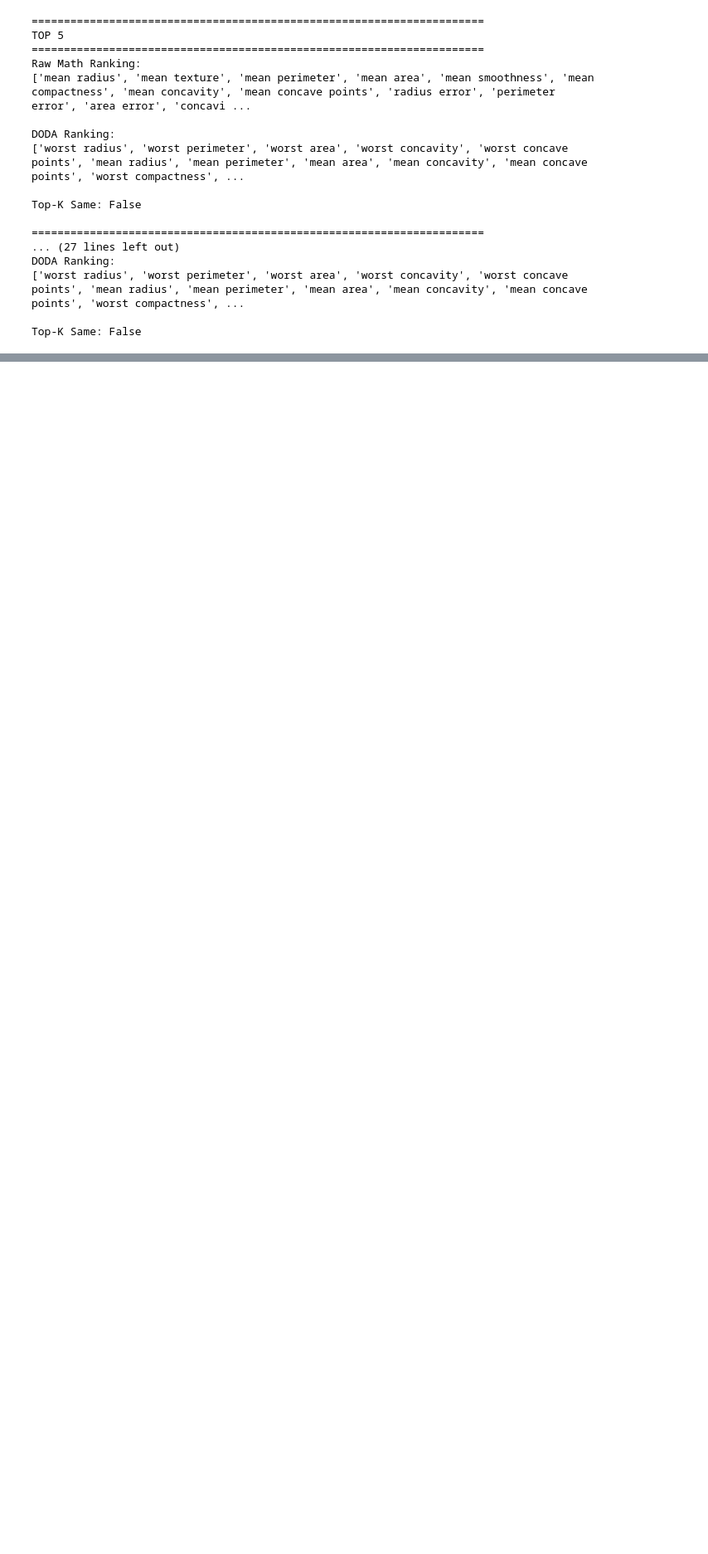
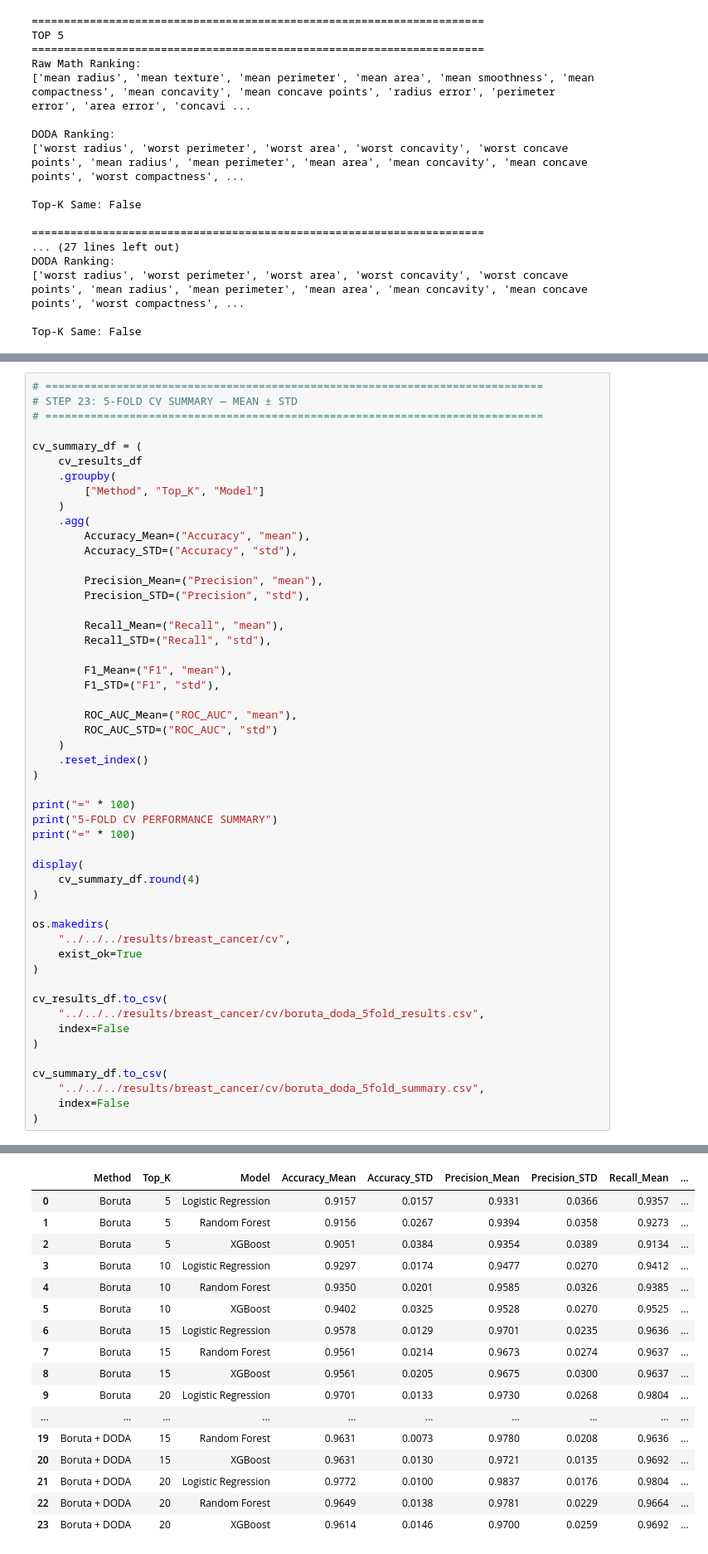
Before and after one commit to anandha-3679/msc_research, a Jupyter notebook: notebooks/angel/breast_cancer/breast_cancer_boruta.ipynb, the cells around one changed output, grey strips where cells are left out. Shown at 83% size. Drawn from its saved outputs; the diff is of its cells as text; blank space fills up the shorter version.

```diff
--- a/notebooks/angel/breast_cancer/breast_cancer_boruta.ipynb
+++ b/notebooks/angel/breast_cancer/breast_cancer_boruta.ipynb
@@ -1372,0 +1842,52 @@ Top-K Same: False
+# %%
+# =============================================================================
+# STEP 23: 5-FOLD CV SUMMARY — MEAN ± STD
+# =============================================================================
+
+cv_summary_df = (
+    cv_results_df
+    .groupby(
+        ["Method", "Top_K", "Model"]
+    )
+    .agg(
+        Accuracy_Mean=("Accuracy", "mean"),
+        Accuracy_STD=("Accuracy", "std"),
+
+        Precision_Mean=("Precision", "mean"),
+        Precision_STD=("Precision", "std"),
+
+        Recall_Mean=("Recall", "mean"),
+        Recall_STD=("Recall", "std"),
+
+        F1_Mean=("F1", "mean"),
+        F1_STD=("F1", "std"),
+
+        ROC_AUC_Mean=("ROC_AUC", "mean"),
+        ROC_AUC_STD=("ROC_AUC", "std")
+    )
+    .reset_index()
+)
+
+print("=" * 100)
+print("5-FOLD CV PERFORMANCE SUMMARY")
+print("=" * 100)
+
+display(
+    cv_summary_df.round(4)
+)
+
+os.makedirs(
+    "../../../results/breast_cancer/cv",
+    exist_ok=True
+)
+
+cv_results_df.to_csv(
+    "../../../results/breast_cancer/cv/boruta_doda_5fold_results.csv",
+    index=False
+)
+
+cv_summary_df.to_csv(
+    "../../../results/breast_cancer/cv/boruta_doda_5fold_summary.csv",
+    index=False
+)
+# %% [output]
@@ -1372,0 +1897,17 @@ Top-K Same: False
+|  | Method | Top_K | Model | Accuracy_Mean | Accuracy_STD | Precision_Mean | Precision_STD | Recall_Mean | ... |
+| 0 | Boruta | 5 | Logistic Regression | 0.9157 | 0.0157 | 0.9331 | 0.0366 | 0.9357 | ... |
+| 1 | Boruta | 5 | Random Forest | 0.9156 | 0.0267 | 0.9394 | 0.0358 | 0.9273 | ... |
+| 2 | Boruta | 5 | XGBoost | 0.9051 | 0.0384 | 0.9354 | 0.0389 | 0.9134 | ... |
+| 3 | Boruta | 10 | Logistic Regression | 0.9297 | 0.0174 | 0.9477 | 0.0270 | 0.9412 | ... |
+| 4 | Boruta | 10 | Random Forest | 0.9350 | 0.0201 | 0.9585 | 0.0326 | 0.9385 | ... |
+| 5 | Boruta | 10 | XGBoost | 0.9402 | 0.0325 | 0.9528 | 0.0270 | 0.9525 | ... |
+| 6 | Boruta | 15 | Logistic Regression | 0.9578 | 0.0129 | 0.9701 | 0.0235 | 0.9636 | ... |
+| 7 | Boruta | 15 | Random Forest | 0.9561 | 0.0214 | 0.9673 | 0.0274 | 0.9637 | ... |
+| 8 | Boruta | 15 | XGBoost | 0.9561 | 0.0205 | 0.9675 | 0.0300 | 0.9637 | ... |
+| 9 | Boruta | 20 | Logistic Regression | 0.9701 | 0.0133 | 0.9730 | 0.0268 | 0.9804 | ... |
+| ... | ... | ... | ... | ... | ... | ... | ... | ... | ... |
+| 19 | Boruta + DODA | 15 | Random Forest | 0.9631 | 0.0073 | 0.9780 | 0.0208 | 0.9636 | ... |
+| 20 | Boruta + DODA | 15 | XGBoost | 0.9631 | 0.0130 | 0.9721 | 0.0135 | 0.9692 | ... |
+| 21 | Boruta + DODA | 20 | Logistic Regression | 0.9772 | 0.0100 | 0.9837 | 0.0176 | 0.9804 | ... |
+| 22 | Boruta + DODA | 20 | Random Forest | 0.9649 | 0.0138 | 0.9781 | 0.0229 | 0.9664 | ... |
+| 23 | Boruta + DODA | 20 | XGBoost | 0.9614 | 0.0146 | 0.9700 | 0.0259 | 0.9692 | ... |
```
Also changed, not shown: parts of 35 cells of this notebook.
